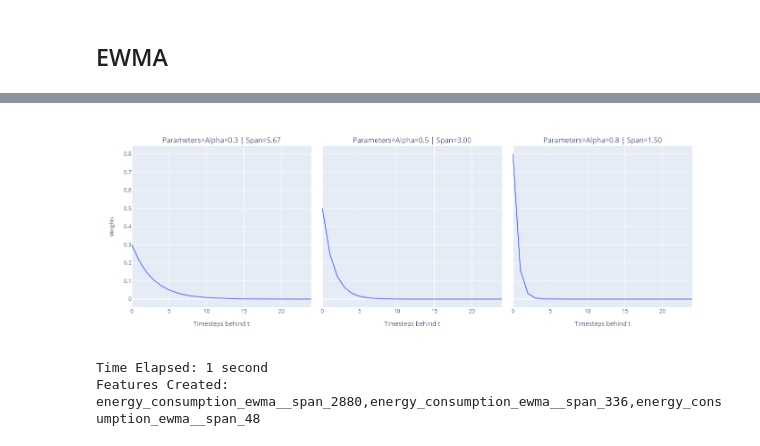
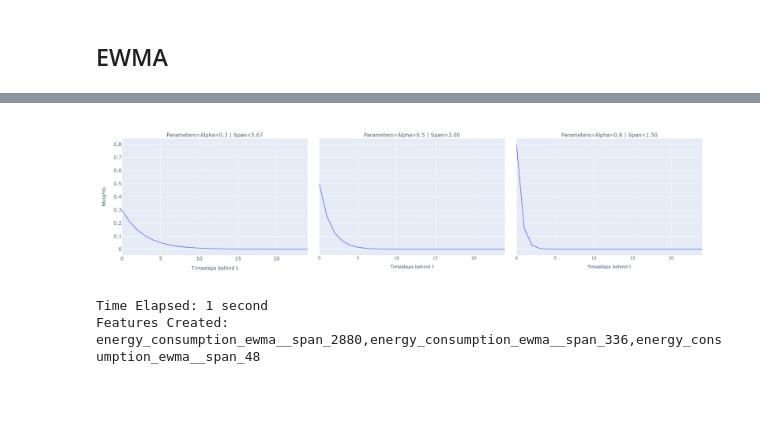
Before and after one commit to PacktPublishing/Modern-Time-Series-Forecasting-with-Python, a Jupyter notebook: notebooks/Chapter06/01-Feature Engineering.ipynb, the cells around one changed output, grey strips where cells are left out. Drawn from its saved outputs; the diff is of its cells as text; code cells hidden in the pictures; blank space fills up the shorter version.

```diff
--- a/notebooks/Chapter06/01-Feature Engineering.ipynb
+++ b/notebooks/Chapter06/01-Feature Engineering.ipynb
@@ -79,22 +79,33 @@ Features Created: energy_consumption_48_seasonal_rolling_3_mean,energy_consumpti
 ## EWMA
 # %%
 t = np.arange(25).tolist()
-plot_df= pd.DataFrame({"Timesteps behind t":t})
+plot_df = pd.DataFrame({"Timesteps behind t": t})
 for alpha in [0.3, 0.5, 0.8]:
-    weights = [alpha* math.pow((1-alpha), i) for i in t]
-    span = (2-alpha)/alpha
-    halflife = math.log(1-alpha)/math.log(0.5)
+    weights = [alpha * math.pow((1 - alpha), i) for i in t]
+    span = (2 - alpha) / alpha
+    halflife = math.log(1 - alpha) / math.log(0.5)
     plot_df[f"Alpha={alpha} | Span={span:.2f}"] = weights
 
-fig = px.line(pd.melt(plot_df, id_vars="Timesteps behind t", var_name="Parameters"), x="Timesteps behind t", y="value", facet_col="Parameters")
+fig = px.line(
+    pd.melt(plot_df, id_vars="Timesteps behind t", var_name="Parameters"),
+    x="Timesteps behind t",
+    y="value",
+    facet_col="Parameters",
+)
 fig.update_layout(
-            autosize=False,
-            width=1200,
-            height=500,
-            yaxis=dict(
-                title_text="Weights",
-                titlefont=dict(size=12),
-            )        )
+    autosize=False,
+    width=1200,
+    height=500,
+    yaxis=dict(
+        title_text="Weights",
+        titlefont=dict(size=15),
+        tickfont=dict(size=15),
+    ),
+    xaxis=dict(
+        titlefont=dict(size=15),
+        tickfont=dict(size=15),
+    ),
+)
 fig.update_annotations(font=dict(size=16))
 fig.write_image(f"imgs/chapter_6/ewma_weights.png")
 fig.show()
@@ -103,4 +113,4 @@ fig.show()
-[figure, old version]
+[figure, new version]
 # %%
 from src.feature_engineering.autoregressive_features import add_ewma
 # %%
```
Also changed, not shown: parts of 3 cells of this notebook, 9 other files.
